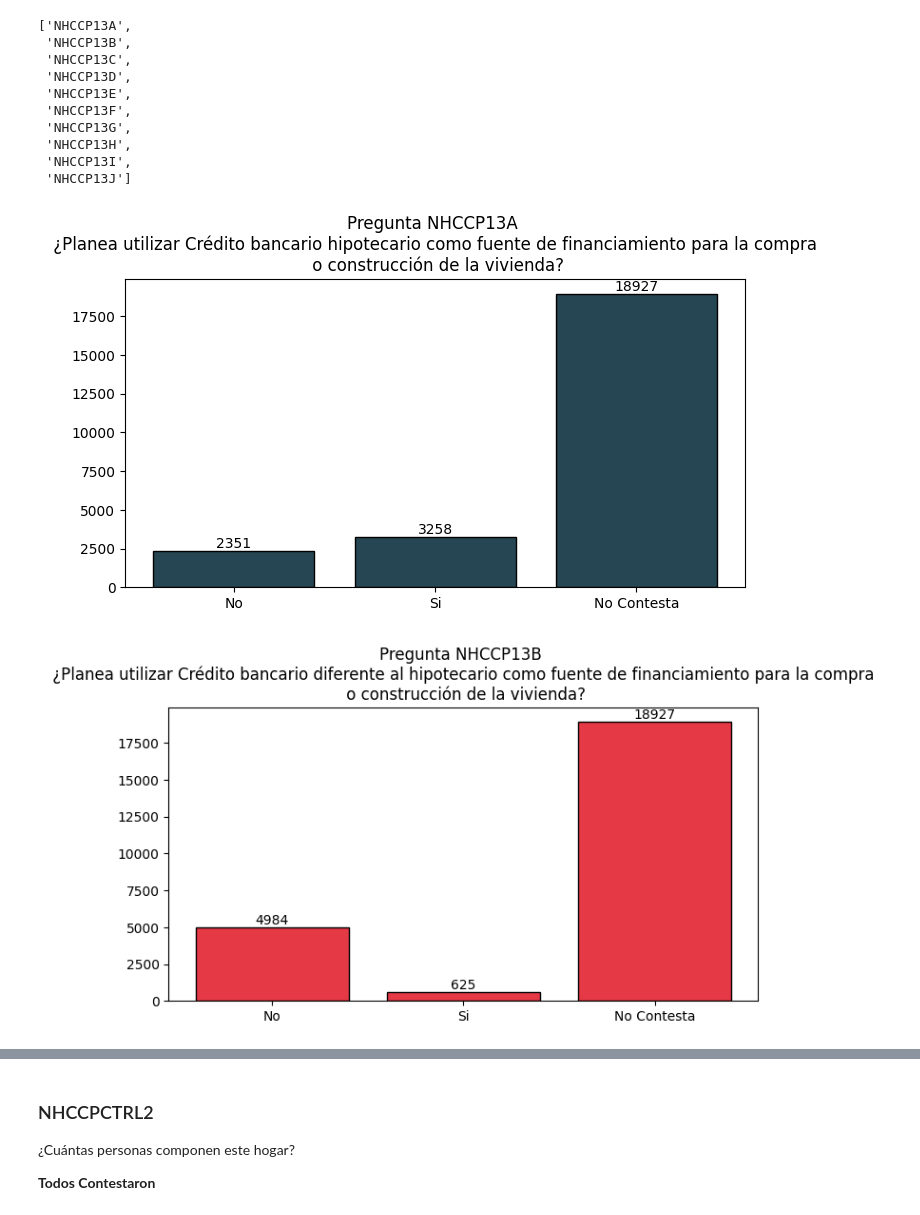
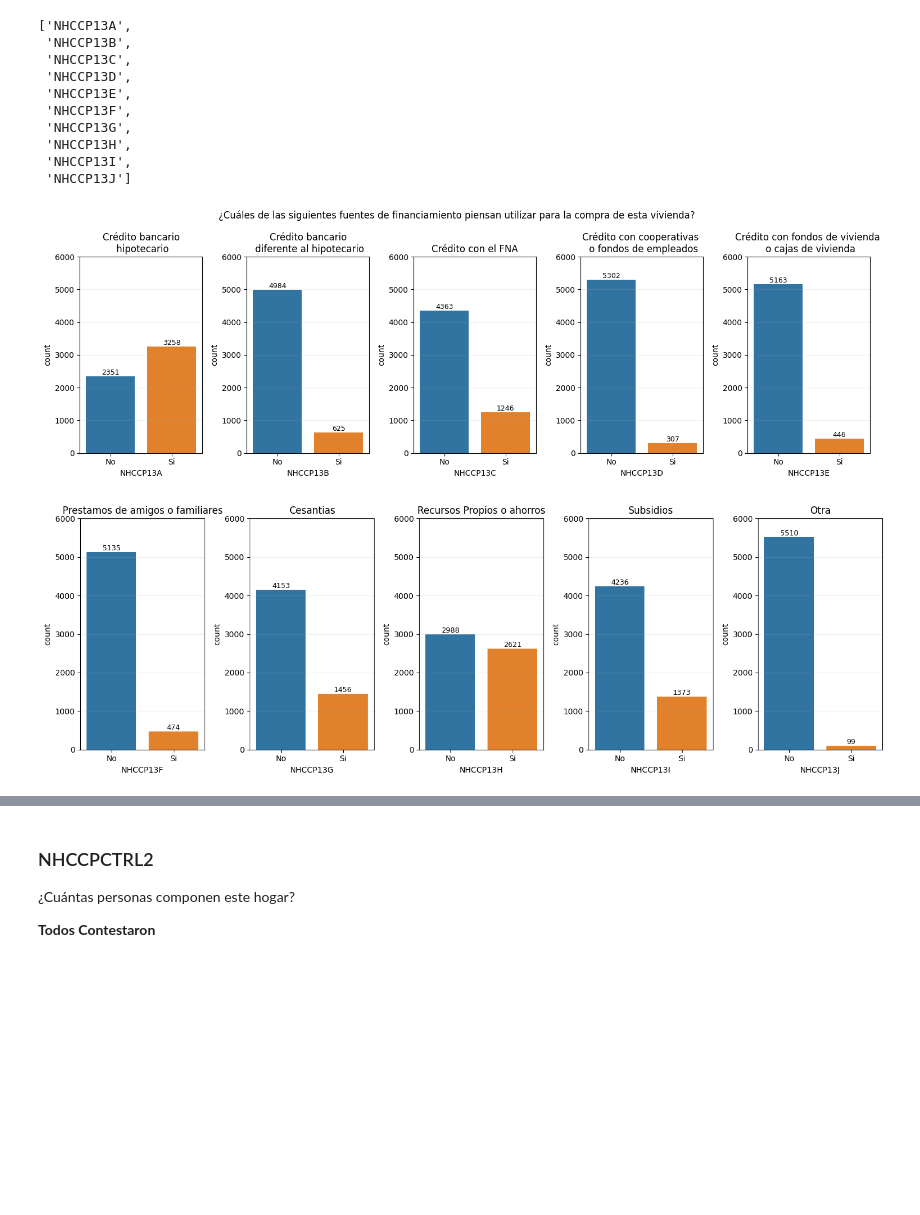
Before and after one commit to pinnzonandres/Encuesta-Multiproposito-Suba, a Jupyter notebook: Jupyter Scripts/2 - Parte EDA & Limpieza - Sección NHCCP.ipynb, the cells around one changed output, grey strips where cells are left out. Drawn from its saved outputs; the diff is of its cells as text; code cells hidden in the pictures; blank space fills up the shorter version.

```diff
--- a/Jupyter Scripts/2 - Parte EDA & Limpieza - Sección NHCCP.ipynb
+++ b/Jupyter Scripts/2 - Parte EDA & Limpieza - Sección NHCCP.ipynb
@@ -187,11 +207,4 @@ data['NHCCP10B'].value_counts()
 1.0    2904
 Name: NHCCP10B, dtype: int64
 # %%
-data['NHCCP10B'] = data.apply(lambda x: 0 if (x['NHCCP10B'] == 2) else (1 if (x['NHCCP10B'] == 1) else 2), axis = 1)
+data = data.replace({'NHCCP10B':2},0)
-# %%
-plt.figure(figsize=(10,5))
-bars = plt.bar(data['NHCCP10B'].value_counts().index.tolist(),data['NHCCP10B'].value_counts().tolist(), edgecolor = 'black', color = '#2a9d8f')
-plt.xticks([0,1,2], ['No','Si','No Contesta'])
-plt.title('Pregunta NHCCP10B \n ¿A raíz de las medidas tomadas por la pandemia del coronavirus (Covid-19), entre marzo de 2020 y el momento actual \n se atrasó o dejo de pagar alguna cuota de arrendamiento?')
-plt.bar_label(bars)
-plt.show()
@@ -199,0 +211,9 @@ plt.show()
+# %%
+g = sns.catplot(data = data, x ='NHCCP10B', kind='count')
+plt.title('Pregunta NHCCP10B \n ¿A raíz de las medidas tomadas por la pandemia del coronavirus (Covid-19), entre marzo de 2020 y el momento actual \n se atrasó o dejo de pagar alguna cuota de arrendamiento?')
+plt.ylabel('Conteo')
+plt.grid(alpha = 0.2, axis = 'y')
+plt.xticks([0,1], ['No','Si'])
+ax = g.axes[0, 0]
+ax.bar_label(ax.containers[0])
+plt.show()
@@ -237,15 +259,35 @@ financiamiento
  'NHCCP13J']
 # %%
 for i in financiamiento:
-    data[i] = data.apply(lambda x: 0 if (x[i] == 2) else (1 if (x[i] == 1) else (1 if x[i] == 1 else 2)), axis = 1)
+    data = data.replace({i:2},0)
 # %%
-for i,j,z in zip(financiamiento,l_finan,colors):
-    plt.figure(figsize=(8,4))
-    bars = plt.bar(data[i].value_counts().index.tolist(),data[i].value_counts().tolist(), edgecolor = 'black', color = z)
-    plt.title(f'Pregunta {i} \n ¿Planea utilizar {j} como fuente de financiamiento para la compra \n o construcción de la vivienda?')
-    plt.xticks([0,1,2],['No','Si','No Contesta'])
-    plt.bar_label(bars)
-    plt.show()
+fig, axes = plt.subplots(1,5, figsize = (15,5))
+fig.subplots_adjust(top=0.9)
+fig.suptitle('¿Cuáles de las siguientes fuentes de financiamiento piensan utilizar para la compra de esta vivienda?')
+for ax,cols,names in zip(axes,financiamiento,l_finan):
+    sns.countplot(x = cols, data = data, ax = ax)
+    ax.grid(alpha = 0.2, axis = 'y')
+    ax.set_title(f'{names}')
+    ax.set_xticks([0,1],['No','Si'])
+    ax.set_ylim(0,6000)
+    ax.margins(y=0.1) # make room for the labels
+    for bars in ax.containers:
+        ax.bar_label(bars, fmt='%.0f', fontsize=9)
+plt.tight_layout()
+
+fig, axes = plt.subplots(1,5, figsize = (15,5))
+for ax,cols,names in zip(axes,financiamiento[5:],l_finan[5:]):
+    sns.countplot(x = cols, data = data, ax = ax)
+    ax.grid(alpha = 0.2, axis = 'y')
+    ax.set_title(f'{names}')
+    ax.set_xticks([0,1],['No','Si'])
+    ax.set_ylim(0,6000)
+    ax.margins(y=0.1) # make room for the labels
+    for bars in ax.containers:
+        ax.bar_label(bars, fmt='%.0f', fontsize=9)
+plt.tight_layout()
+
+plt.show()
 # %% [output]
-[figure, old version]
+[figure, new version]
-[figure, old version]
+[figure, new version]
```
Also changed, not shown: parts of 48 cells of this notebook.
